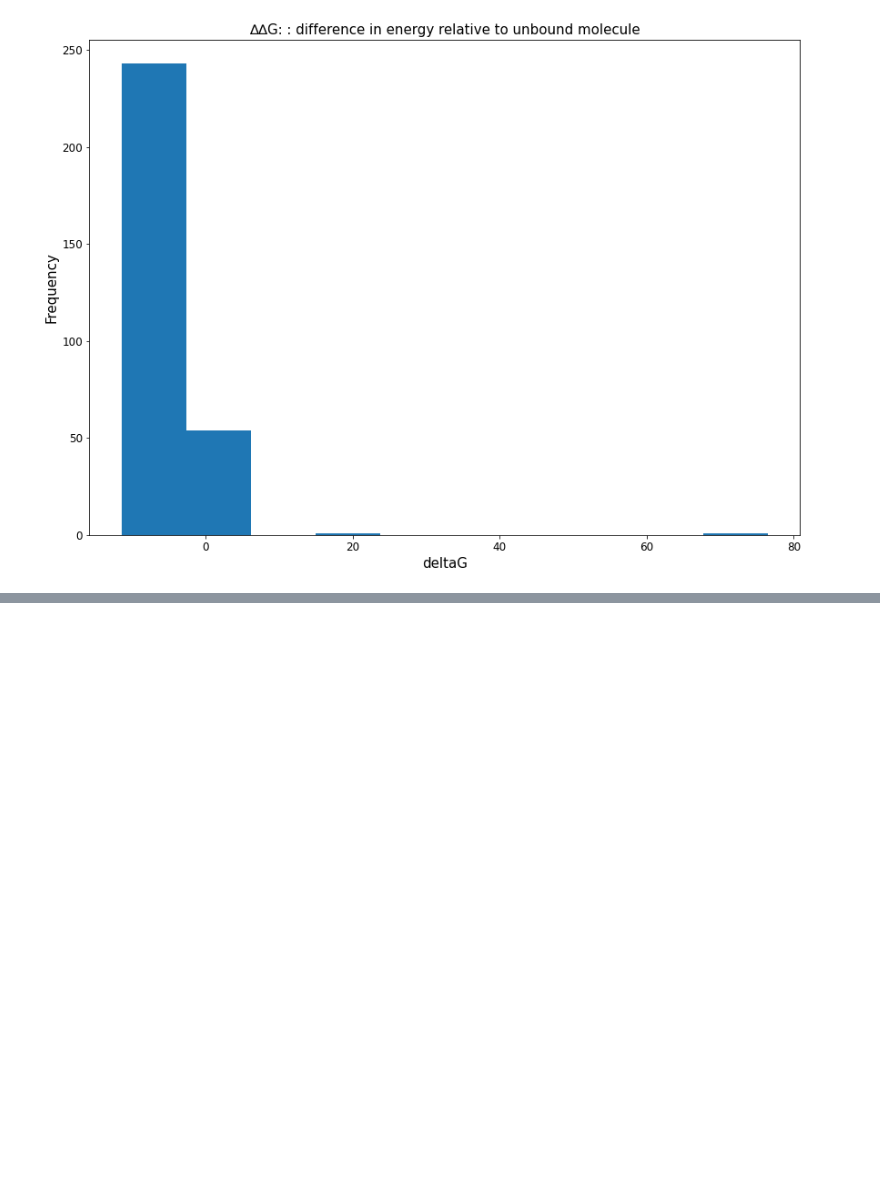
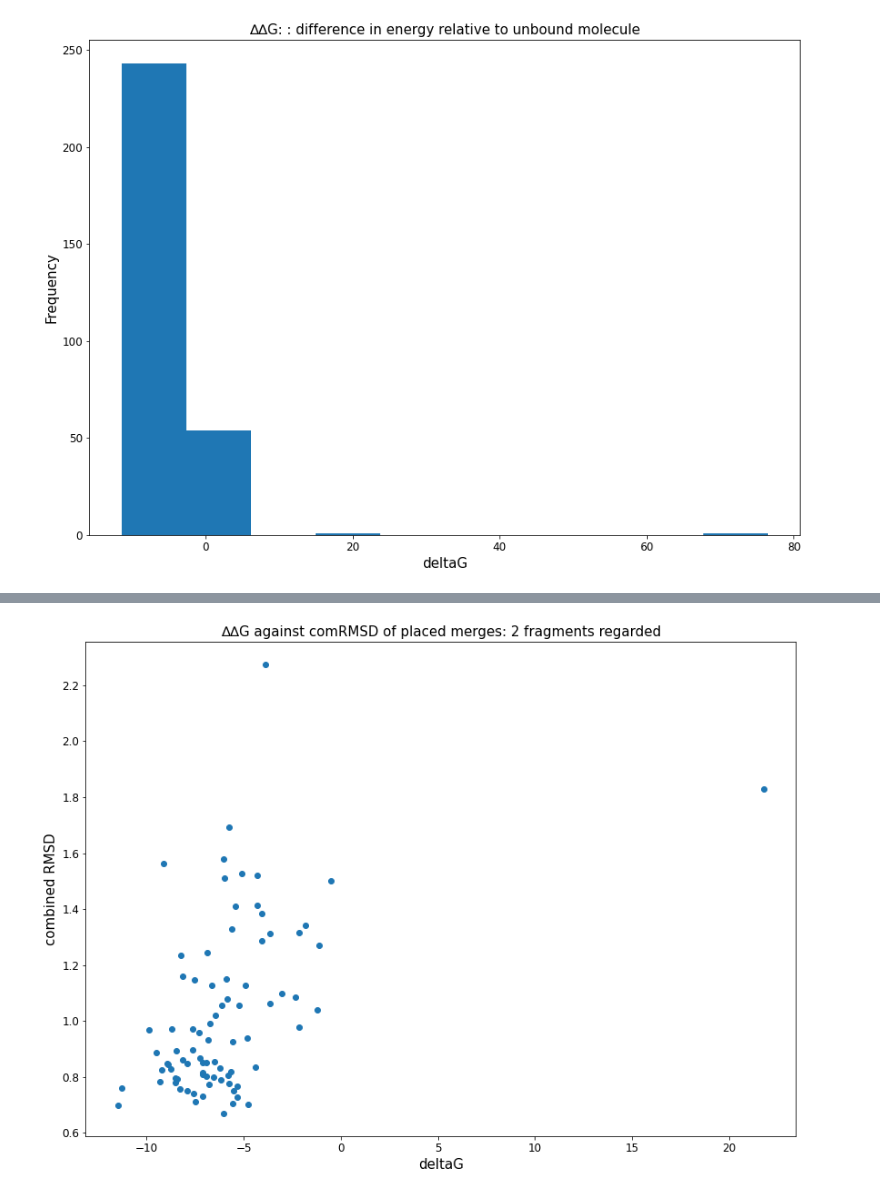
Before and after one commit to stephwills/fragment_network_merges, a Jupyter notebook: notebooks/analyse_fragmenstein_results.ipynb, the cells around one changed output, grey strips where cells are left out. Saved outputs shown, nothing was run; the diff lists cells and outputs as text; code cells hidden in the pictures; blank space fills up the shorter version.

```diff
--- a/notebooks/analyse_fragmenstein_results.ipynb
+++ b/notebooks/analyse_fragmenstein_results.ipynb
@@ -131,0 +139,11 @@ plt.show()
+# %%
+plt.figure(figsize=(14,10))
+plt.scatter([deltaGs[i] for i in filtered], [comRMSDs[i] for i in filtered])
+plt.title('∆∆G against comRMSD of placed merges: 2 fragments regarded', fontsize=15)
+plt.xlabel('deltaG', fontsize=15)
+plt.ylabel('combined RMSD', fontsize=15)
+plt.xticks(fontsize=12)
+plt.yticks(fontsize=12)
+plt.show()
+# %% [output]
+[figure, added]
```
Also changed, not shown: parts of 25 cells of this notebook, 1 other file.
